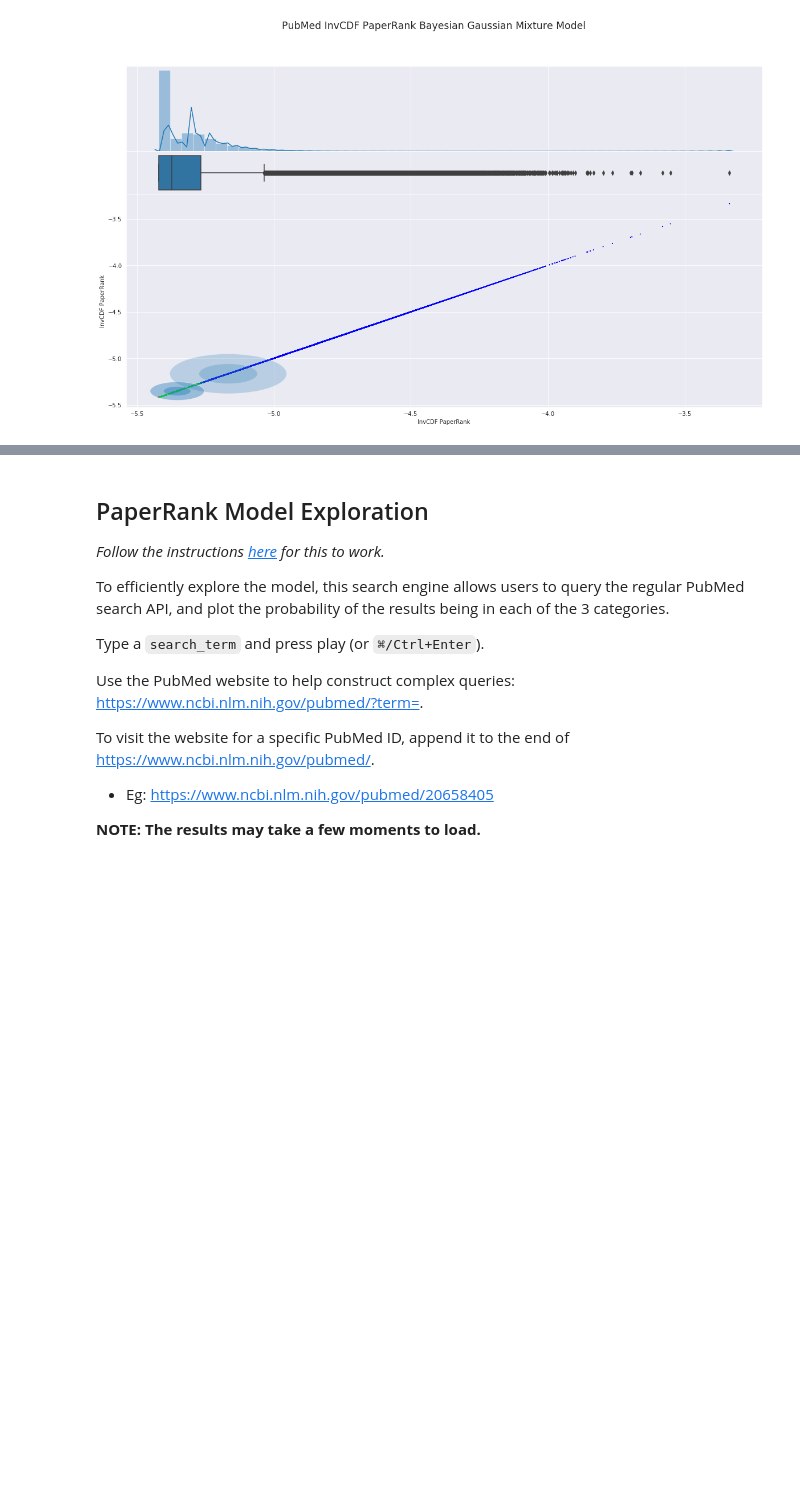
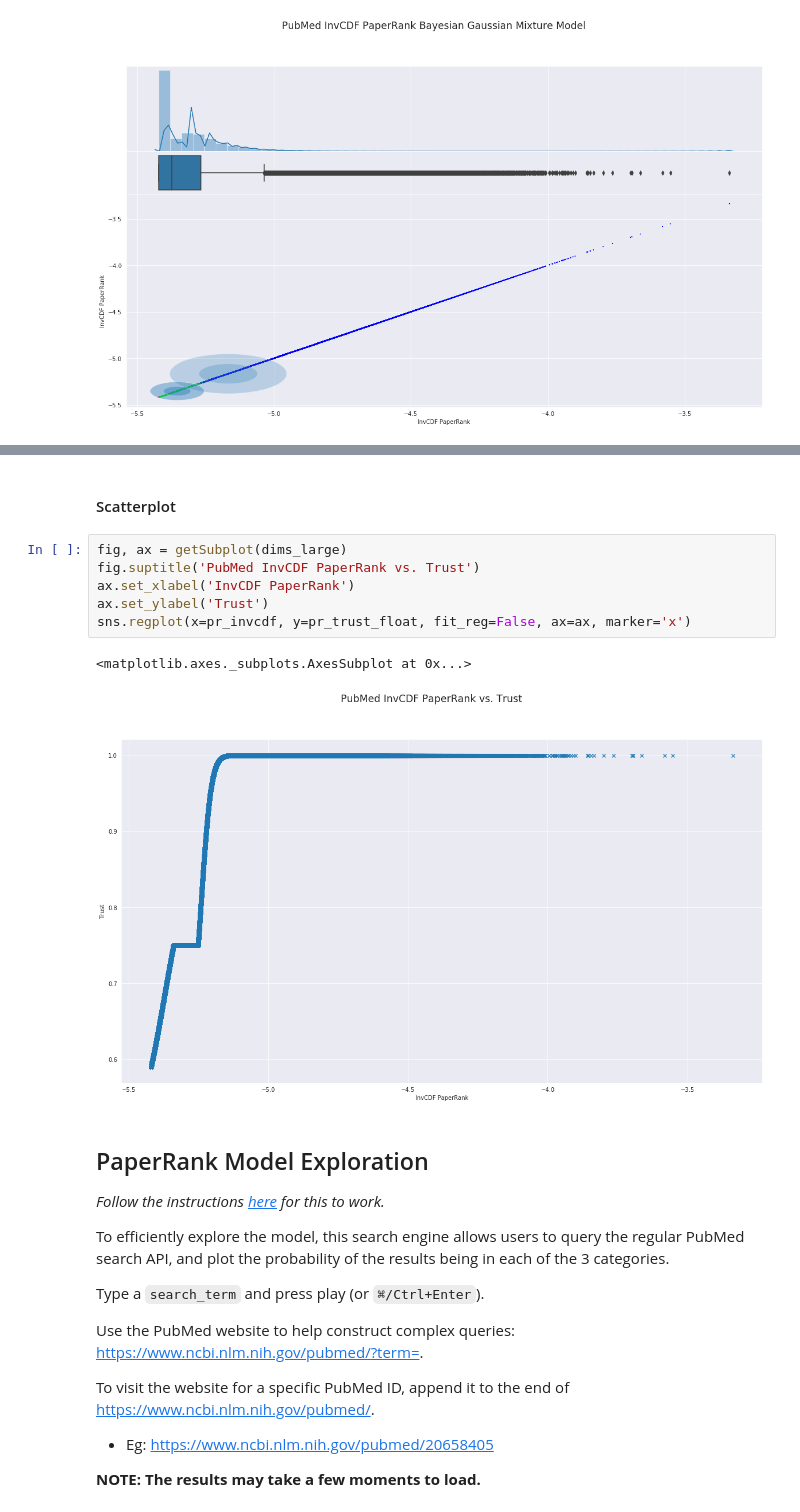
Before and after one commit to rukmal/PaperRank-Analysis, a Jupyter notebook: PubMed PaperRank Analysis.ipynb, the cells around one changed output, grey strips where cells are left out. Saved outputs shown, nothing was run; the diff lists cells and outputs as text; blank space fills up the shorter version.

```diff
--- a/PubMed PaperRank Analysis.ipynb
+++ b/PubMed PaperRank Analysis.ipynb
@@ -1381,3 +1740,14 @@ drawMixtureModel(model=pr_invcdf_model, preds=pr_invcdf_preds, X=X, ax=ax,
+# %% [markdown]
+#### Scatterplot
+# %%
+fig, ax = getSubplot(dims_large)
+fig.suptitle('PubMed InvCDF PaperRank vs. Trust')
+ax.set_xlabel('InvCDF PaperRank')
+ax.set_ylabel('Trust')
+sns.regplot(x=pr_invcdf, y=pr_trust_float, fit_reg=False, ax=ax, marker='x')
+# %% [output]
+<matplotlib.axes._subplots.AxesSubplot at 0x...>
+[figure, added]
 # %% [markdown]
 ## PaperRank Model Exploration
 
```
Also changed, not shown: parts of 30 cells of this notebook.
